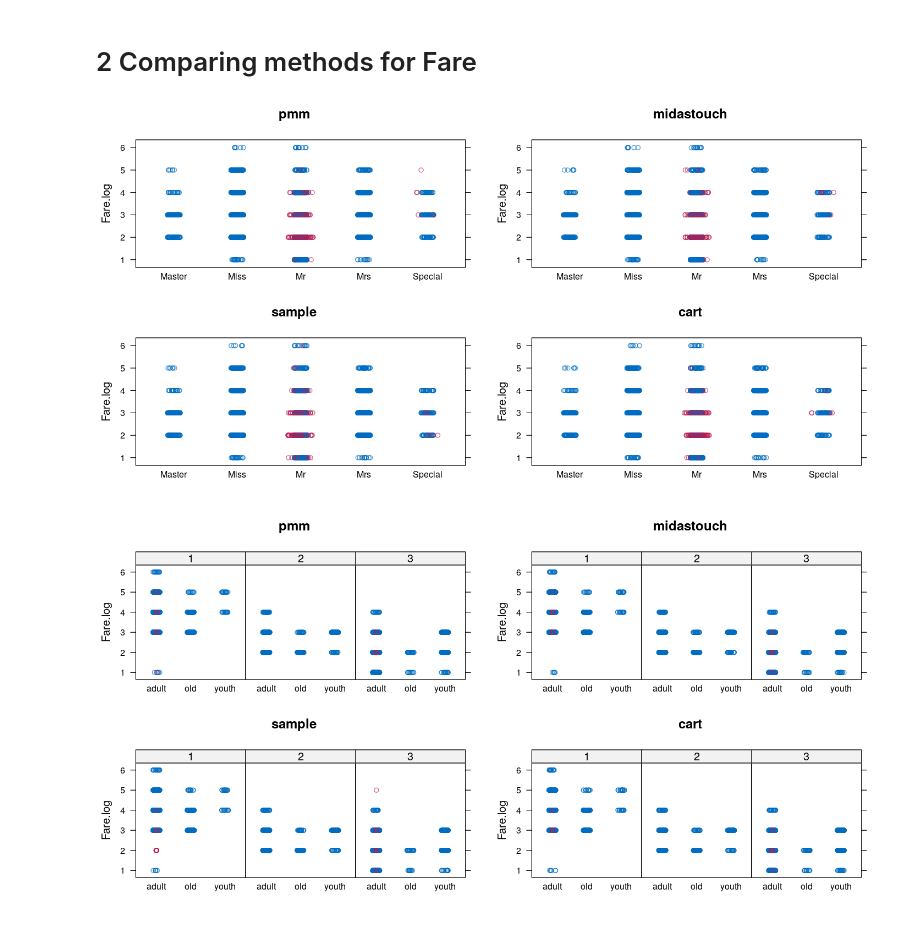
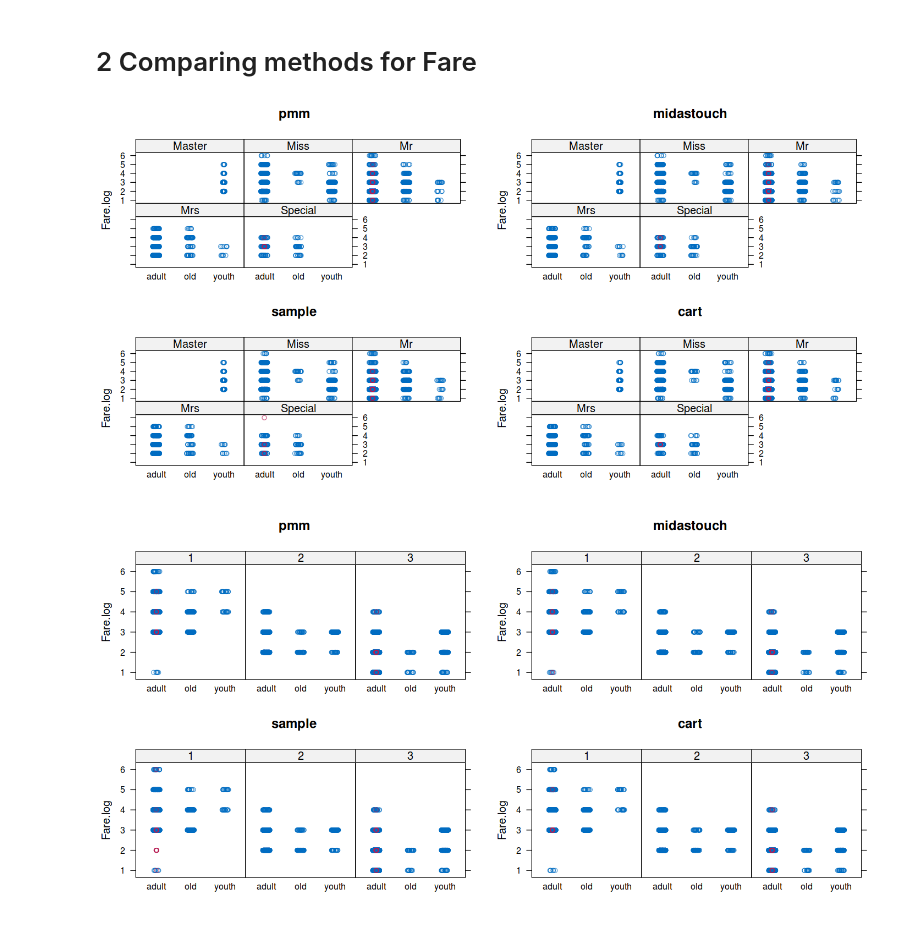
Before and after one commit to sapristi/ML, a Jupyter notebook: experiments/titanic_challenge/imputations.ipynb, the cells around one changed output. Drawn from its saved outputs; the diff is of its cells as text; code cells hidden in the pictures.

```diff
--- a/experiments/titanic_challenge/imputations.ipynb
+++ b/experiments/titanic_challenge/imputations.ipynb
@@ -236,11 +203,11 @@ methods <- c("pmm", "midastouch", "sample", "cart")
 train$Pclass <- as.factor(train$Pclass)
 fare.imps <- make_imputations(train, m=5, methods = methods, formulas = list(Fare.log = Fare.log ~  Title  + Embarked + Pclass))
 # %%
-fare.stripplots <- lapply(fare.imps, function(imp) {stripplot(imp, Fare.log ~ Title, , main=imp$method["Fare.log"])})
+fare.stripplots <- lapply(fare.imps, function(imp) {stripplot(imp, Fare.log ~ Age.simple | Title, , main=imp$method["Fare.log"])})
 options(repr.plot.height=6, repr.plot.width = 12)
 grid.arrange(grobs = fare.stripplots, nrow = 2)
 # %% [output]
-[figure, old version]
+[figure, new version]
 # %%
 fare.stripplots <- lapply(fare.imps, function(imp) {stripplot(imp, Fare.log ~ Age.simple | Pclass, , main=imp$method["Fare.log"])})
 options(repr.plot.height=6,repr.plot.width= 12)
```
Also changed, not shown: parts of 10 cells of this notebook, 3 other files.
